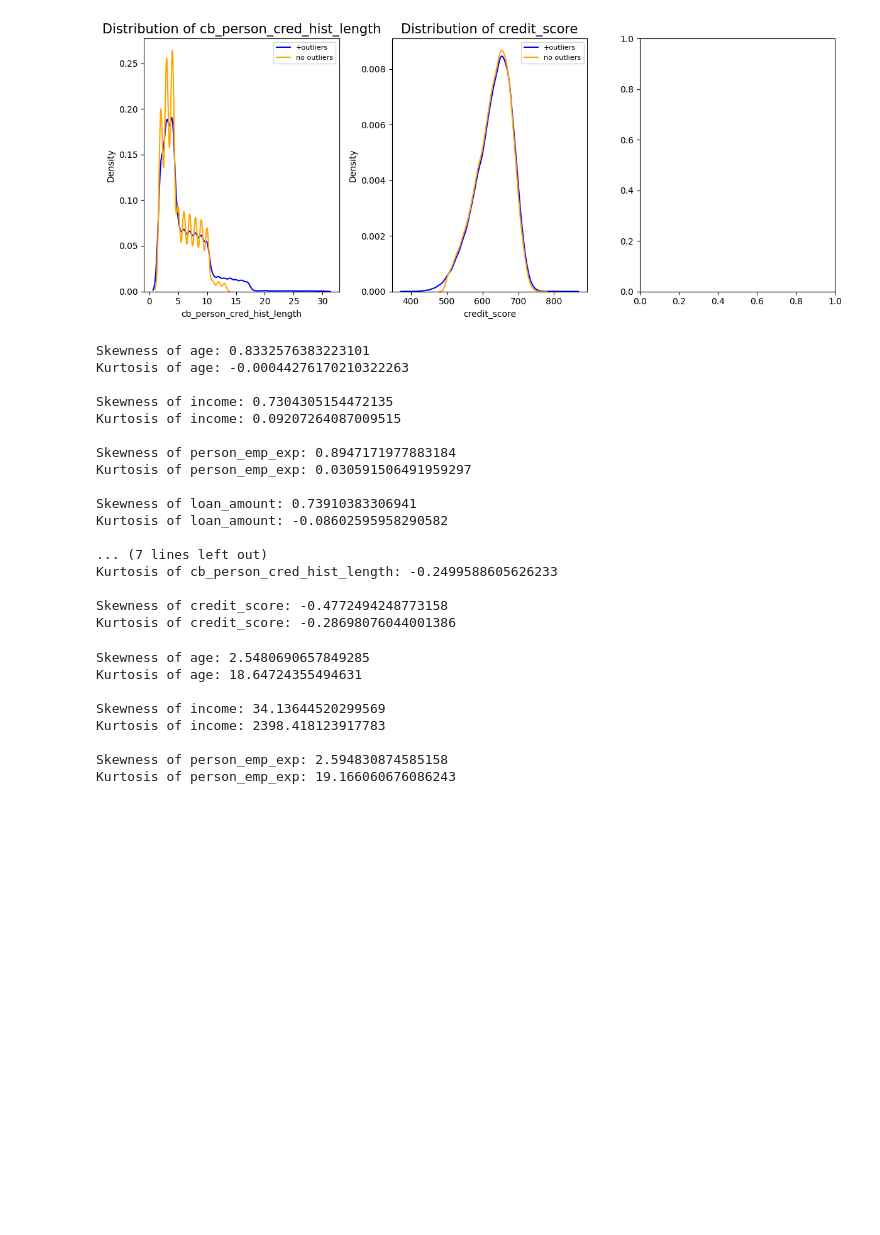
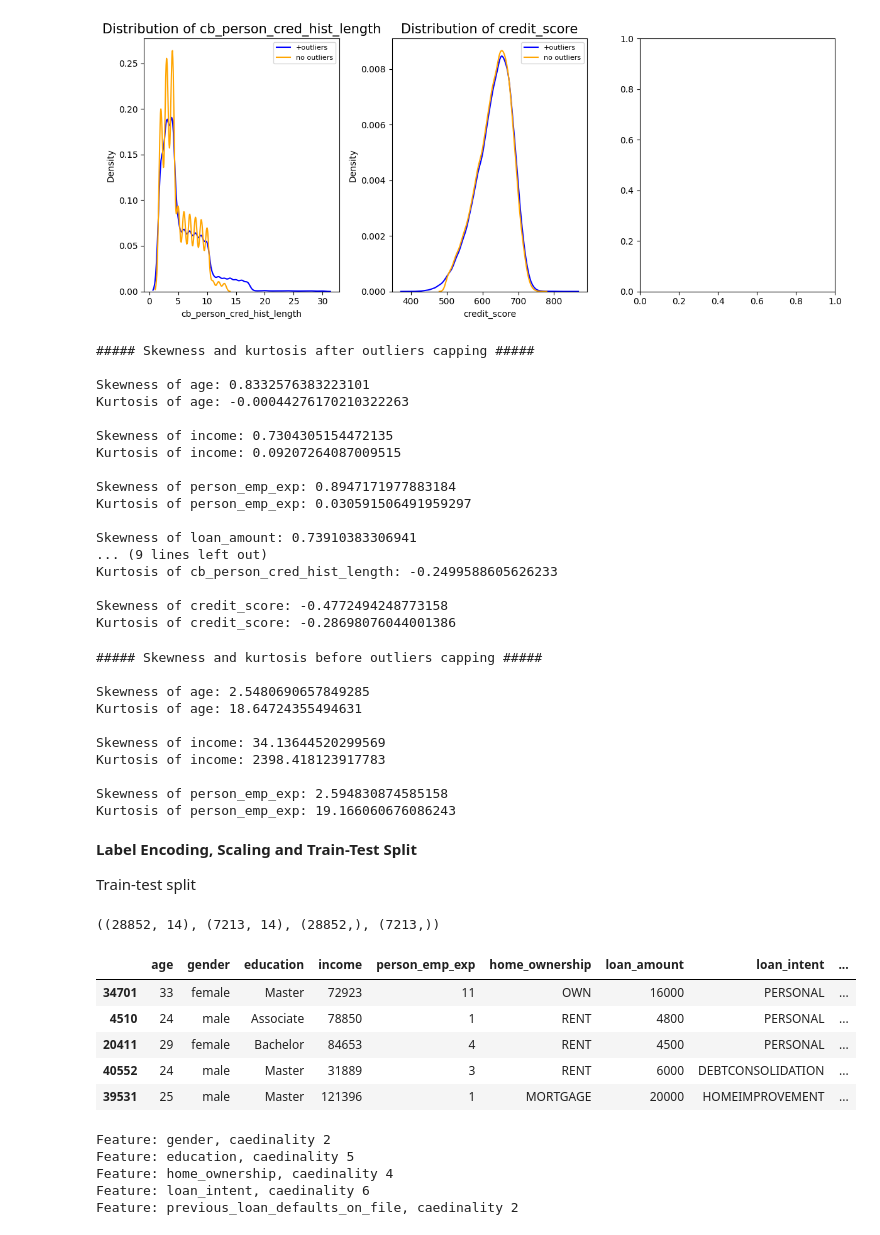
Before and after one commit to ShahadAljnidi/repo_data_analysis-, a Jupyter notebook: DataAnalyse_1 .ipynb, the cells around one changed output. Cells and saved outputs as stored; diff of their text form; code cells hidden in the pictures; blank space fills up the shorter version.

```diff
--- a/DataAnalyse_1 .ipynb
+++ b/DataAnalyse_1 .ipynb
@@ -420,10 +409,14 @@ plot_distrubtion(df, capped_data)
 [figure]
 [figure]
 # %%
+print('##### Skewness and kurtosis after outliers capping ##### \n')
+
 for col in num_features:
     print(f'Skewness of {col}: {skew(capped_data[col])}')
     print(f'Kurtosis of {col}: {kurtosis(capped_data[col])}\n')
 # %% [output]
+##### Skewness and kurtosis after outliers capping #####
+
 Skewness of age: 0.8332576383223101
 Kurtosis of age: -0.00044276170210322263
 
@@ -434,18 +427,20 @@ Skewness of person_emp_exp: 0.8947171977883184
 Kurtosis of person_emp_exp: 0.030591506491959297
 
 Skewness of loan_amount: 0.73910383306941
-Kurtosis of loan_amount: -0.08602595958290582
-
-... (7 lines left out)
+... (9 lines left out)
 Kurtosis of cb_person_cred_hist_length: -0.2499588605626233
 
 Skewness of credit_score: -0.4772494248773158
 Kurtosis of credit_score: -0.28698076044001386
 # %%
+print('##### Skewness and kurtosis before outliers capping ##### \n')
+
 for col in num_features_one:
     print(f'Skewness of {col}: {skew(df[col])}')
     print(f'Kurtosis of {col}: {kurtosis(df[col])}\n')
 # %% [output]
+##### Skewness and kurtosis before outliers capping #####
+
 Skewness of age: 2.5480690657849285
 Kurtosis of age: 18.64724355494631
 
@@ -454,3 +449,36 @@ Kurtosis of income: 2398.418123917783
 
 Skewness of person_emp_exp: 2.594830874585158
 Kurtosis of person_emp_exp: 19.166060676086243
+# %% [markdown]
+**Label Encoding, Scaling and Train-Test Split**
+
+Train-test split
+# %%
+X= capped_data.drop('loan_status', axis=1)
+y= capped_data['loan_status']
+
+x_train, x_test, y_train, y_test= train_test_split(X, y, test_size=0.2, random_state=45)
+
+x_train.shape, x_test.shape, y_train.shape, y_test.shape
+# %% [output]
+((28852, 14), (7213, 14), (28852,), (7213,))
+# %%
+x_train.head()
+# %% [output]
+|  | age | gender | education | income | person_emp_exp | home_ownership | loan_amount | loan_intent | ... |
+| 34701 | 33 | female | Master | 72923 | 11 | OWN | 16000 | PERSONAL | ... |
+| 4510 | 24 | male | Associate | 78850 | 1 | RENT | 4800 | PERSONAL | ... |
+| 20411 | 29 | female | Bachelor | 84653 | 4 | RENT | 4500 | PERSONAL | ... |
+| 40552 | 24 | male | Master | 31889 | 3 | RENT | 6000 | DEBTCONSOLIDATION | ... |
+| 39531 | 25 | male | Master | 121396 | 1 | MORTGAGE | 20000 | HOMEIMPROVEMENT | ... |
+# %%
+cat_col= [ col for col in x_train.columns if x_train[col].dtypes == 'O' ]
+
+for col in cat_col:
+    print(f'Feature: {col}, caedinality {x_train[col].nunique()}')
+# %% [output]
+Feature: gender, caedinality 2
+Feature: education, caedinality 5
+Feature: home_ownership, caedinality 4
+Feature: loan_intent, caedinality 6
+Feature: previous_loan_defaults_on_file, caedinality 2
```
Also changed, not shown: parts of 12 cells of this notebook.
